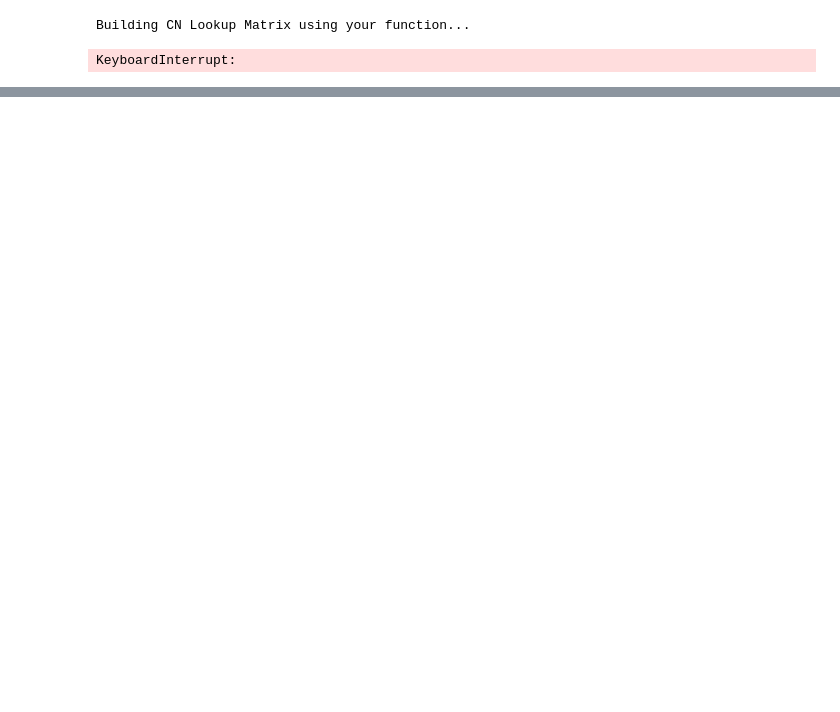
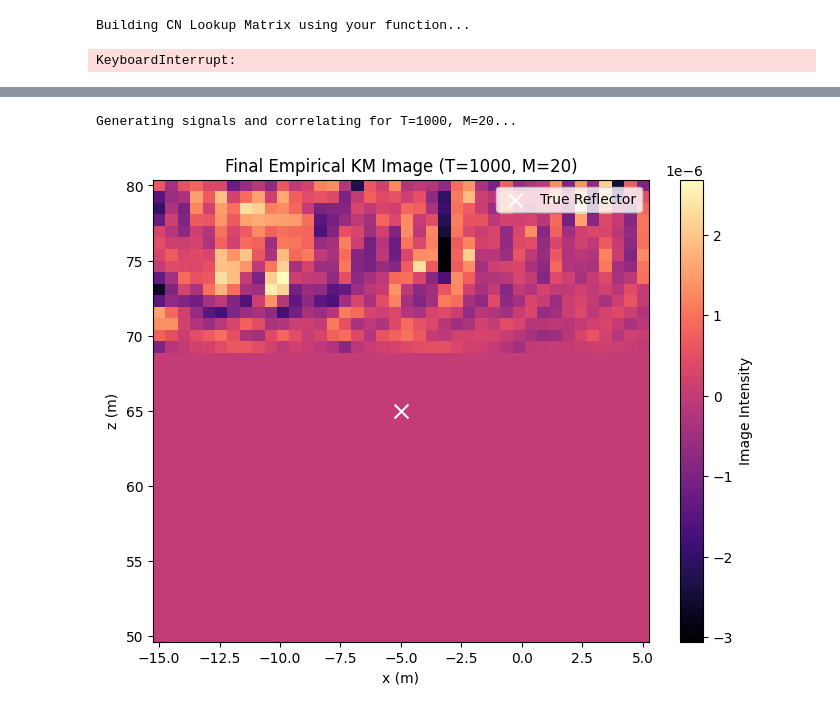
Before and after one commit to Athirhama/probl-mes-inverses-et-imagerie, a Jupyter notebook: pbinverse_projet.ipynb, the cells around one changed output, grey strips where cells are left out. Drawn from its saved outputs; the diff is of its cells as text; code cells hidden in the pictures; blank space fills up the shorter version.

```diff
--- a/pbinverse_projet.ipynb
+++ b/pbinverse_projet.ipynb
@@ -487,0 +595,73 @@ plt.show()
+# %%
+import numpy as np
+import matplotlib.pyplot as plt
+from scipy.interpolate import interp1d
+
+# --- 1. Simulation for a specific T and M ---
+T = 1000  # Total recording time
+M = 20    # Number of averaging windows for stability
+dt = 2 * np.pi / (omegas[-1] - omegas[0])
+
+# Precompute Green's functions for all 5 receivers
+G_rec = [np.array([G(omegas, receivers[j], s) for s in sources])
+         for j in range(n_receivers)]
+
+# Storage for the summed correlations
+cnt_summed = {}
+for j in range(n_receivers):
+    for l in range(n_receivers):
+        cnt_summed[(j, l)] = 0.0
+
+print(f"Generating signals and correlating for T={T}, M={M}...")
+for m in range(M):
+    # Signals in frequency domain
+    u_w = [np.zeros(len(omegas), dtype=complex) for _ in range(n_receivers)]
+    for s in range(N_sources):
+        # Independent random phase for each source
+        phi = np.exp(1j * np.random.uniform(0, 2*np.pi, len(omegas)))
+        noise_hat = np.sqrt(F(omegas)) * phi
+        for j in range(n_receivers):
+            u_w[j] += G_rec[j][s] * noise_hat
+
+    # Time domain signals
+    u_t = [np.fft.ifftshift(np.fft.ifft(uw)).real for uw in u_w]
+
+    # Compute all 25 cross-correlation pairs
+    for j in range(n_receivers):
+        for l in range(n_receivers):
+            cnt_summed[(j, l)] += np.correlate(u_t[l], u_t[j], mode='same')
+
+# 2. Setup interpolation and KM Grid
+tau_axis = np.arange(-len(u_t[0])//2, len(u_t[0])//2) * dt
+cnt_funcs = {key: interp1d(tau_axis, val/M, bounds_error=False, fill_value=0)
+             for key, val in cnt_summed.items()}
+
+x_grid = np.linspace(-15, 5, 40)
+z_grid = np.linspace(50, 80, 40)
+KM_Image = np.zeros((len(z_grid), len(x_grid)))
+
+# 3. Imaging Functional
+for i, xs in enumerate(x_grid):
+    for k, zs in enumerate(z_grid):
+        ys = np.array([xs, 0, zs])
+        val = 0
+        for j in range(n_receivers):
+            for l in range(n_receivers):
+                # Distance-to-time mapping (c0=1)
+                tau = (np.linalg.norm(receivers[j] - ys) + np.linalg.norm(ys - receivers[l]))
+                val += cnt_funcs[(j, l)](tau)
+        KM_Image[k, i] = val
+
+# 4. Final Plot
+plt.figure(figsize=(8, 6))
+plt.pcolormesh(x_grid, z_grid, KM_Image, shading='auto', cmap='magma')
+plt.colorbar(label='Image Intensity')
+plt.scatter(zr[0], zr[2], color='white', marker='x', s=100, label='True Reflector')
+plt.title(f"Final Empirical KM Image (T={T}, M={M})")
+plt.xlabel("x (m)")
+plt.ylabel("z (m)")
+plt.legend()
+plt.show()
+# %% [output]
+Generating signals and correlating for T=1000, M=20...
+[figure, added]
```
Also changed, not shown: parts of 8 cells of this notebook, 1 other file.
